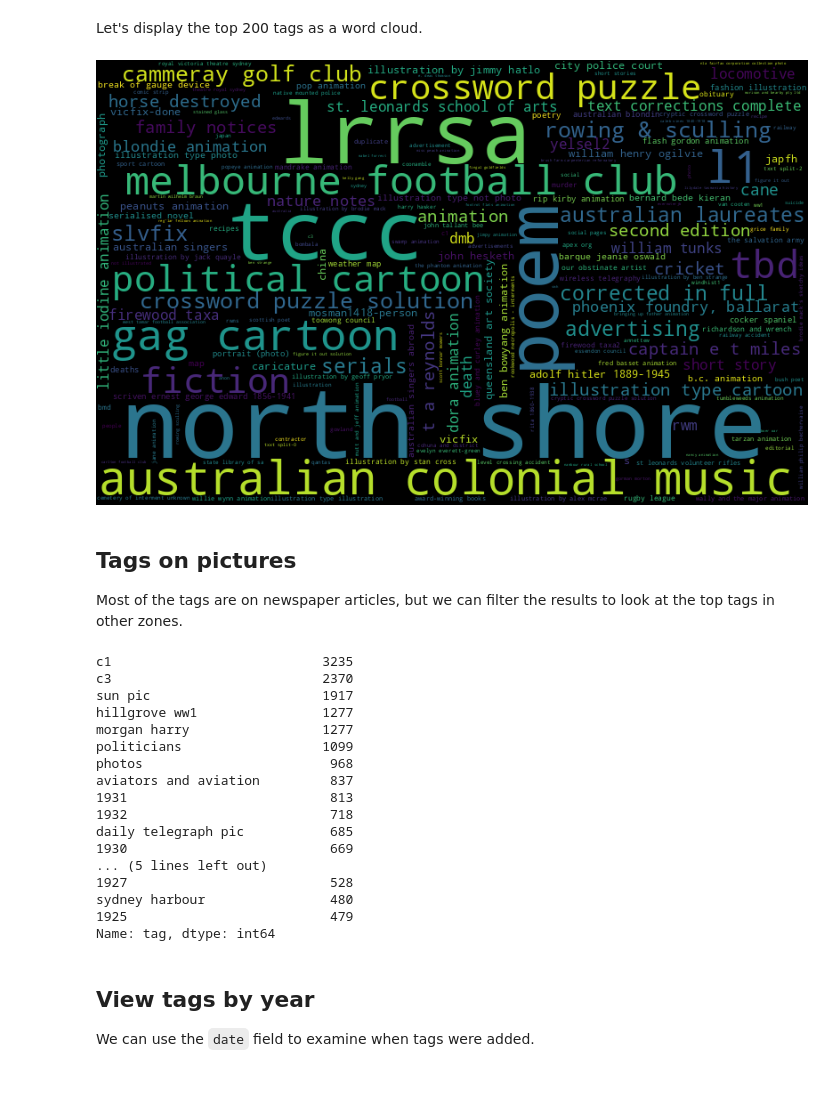
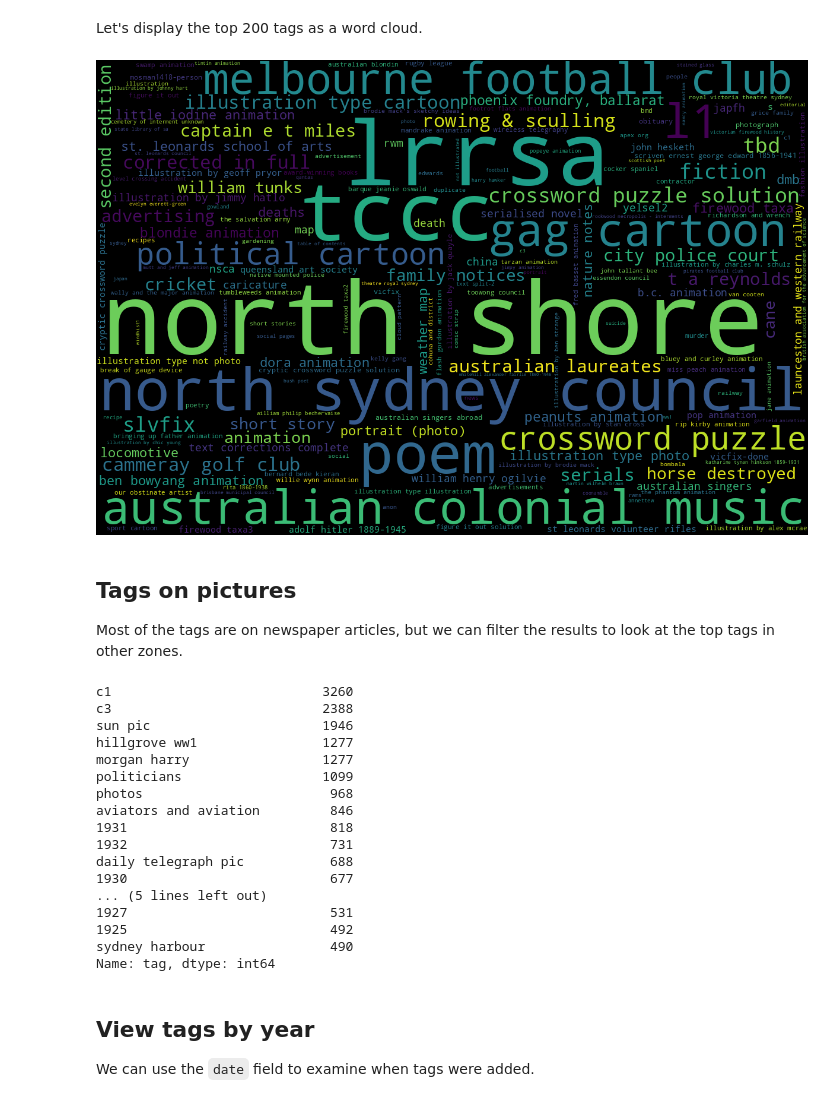
Before and after one commit to GLAM-Workbench/trove-lists, a Jupyter notebook: analyse_tags.ipynb, the cells around one changed output. Drawn from its saved outputs; the diff is of its cells as text; code cells hidden in the pictures.

```diff
--- a/analyse_tags.ipynb
+++ b/analyse_tags.ipynb
@@ -14,6 +16,6 @@ from IPython.display import display, Image
 # %%
 # You will need to download the CSV file first from CloudStor or Zenodo
-df = pd.read_csv('trove_tags_20210710.csv')
+df = pd.read_csv("trove_tags_20220706.csv")
 # %% [markdown]
 ## Tags by zone
 # %%
@@ -52,10 +58,12 @@ So there's about 50,000 'duplicates'. This doesn't really matter if you want to
 If we're going to look at the most common tags across all zones, then we should probably remove the duplicates mentioned above first.
 # %%
 # Dedupe overlapping zones
-deduped_works = df.loc[df['zone'].isin(['book', 'article', 'picture', 'music', 'map', 'collection'])].drop_duplicates(subset=['tag', 'date', 'record_id'])
+deduped_works = df.loc[
+    df["zone"].isin(["book", "article", "picture", "music", "map", "collection"])
+].drop_duplicates(subset=["tag", "date", "record_id"])
 
 # Non overlapping zones
-other_zones = df.loc[df['zone'].isin(['newspaper', 'gazette', 'list'])]
+other_zones = df.loc[df["zone"].isin(["newspaper", "gazette", "list"])]
 
 # Combine the two to create a new deduped df
 deduped = pd.concat([deduped_works, other_zones])
@@ -103,30 +111,30 @@ top_200 = {tag['tag']: tag['count'] for tag in top_200}
 # %%
-WordCloud(width=800, height=500).fit_words(top_200).to_image()
+WordCloud(width=1200, height=800).fit_words(top_200).to_image()
 # %% [output]
-[figure, old version]
+[figure, new version]
 # %% [markdown]
 ## Tags on pictures
 
 Most of the tags are on newspaper articles, but we can filter the results to look at the top tags in other zones.
 # %%
-df.loc[df['zone'] == 'picture']['tag'].value_counts()[:20]
+df.loc[df["zone"] == "picture"]["tag"].value_counts()[:20]
 # %% [output]
-c1                           3235
-c3                           2370
-sun pic                      1917
+c1                           3260
+c3                           2388
+sun pic                      1946
 hillgrove ww1                1277
 morgan harry                 1277
 politicians                  1099
 photos                        968
-aviators and aviation         837
-1931                          813
-1932                          718
-daily telegraph pic           685
-1930                          669
+aviators and aviation         846
+1931                          818
+1932                          731
+daily telegraph pic           688
+1930                          677
 ... (5 lines left out)
-1927                          528
-sydney harbour                480
-1925                          479
+1927                          531
+1925                          492
+sydney harbour                490
 Name: tag, dtype: int64
 # %% [markdown]
 ## View tags by year
```
Also changed, not shown: parts of 20 cells of this notebook, 17 other files.
